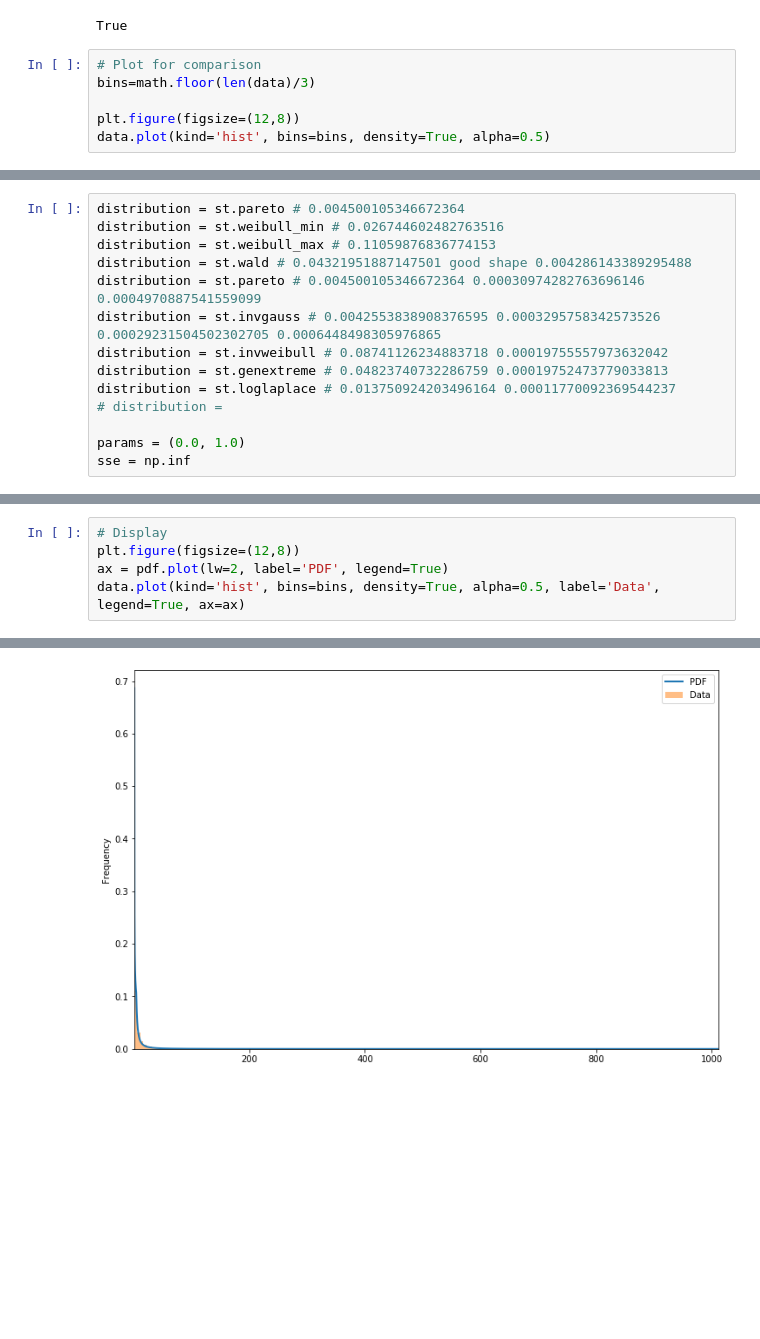
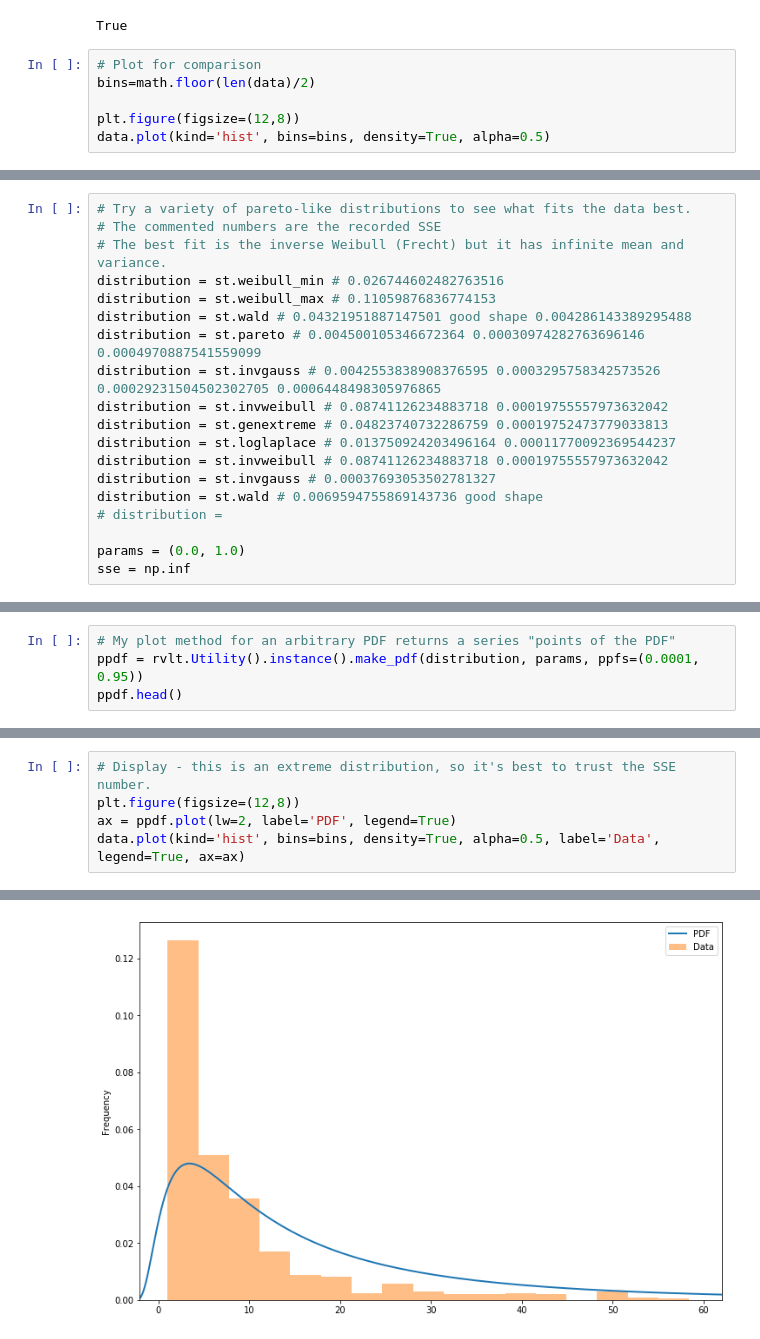
Before and after one commit to eepgwde/pyeg0, a Jupyter notebook: rvlt0/anal1.ipynb, the cells around one changed output, grey strips where cells are left out. Cells and saved outputs as stored; diff of their text form; blank space fills up the shorter version.

```diff
--- a/rvlt0/anal1.ipynb
+++ b/rvlt0/anal1.ipynb
@@ -82,7 +72,7 @@ Name: x, dtype: int64
 True
 # %%
 # Plot for comparison
-bins=math.floor(len(data)/3)
+bins=math.floor(len(data)/2)
 
 plt.figure(figsize=(12,8))
 data.plot(kind='hist', bins=bins, density=True, alpha=0.5)
@@ -93,5 +83,7 @@ data.plot(kind='hist', bins=bins, density=True, alpha=0.5)
 # %%
-distribution = st.pareto # 0.004500105346672364
+# Try a variety of pareto-like distributions to see what fits the data best.
+# The commented numbers are the recorded SSE
+# The best fit is the inverse Weibull (Frecht) but it has infinite mean and variance.
 distribution = st.weibull_min # 0.026744602482763516
 distribution = st.weibull_max # 0.11059876836774153
 distribution = st.wald # 0.04321951887147501 good shape 0.004286143389295488
@@ -100,6 +92,9 @@ distribution = st.invgauss # 0.0042553838908376595 0.0003295758342573526 0.00029
 distribution = st.invweibull # 0.08741126234883718 0.00019755557973632042
 distribution = st.genextreme # 0.04823740732286759 0.00019752473779033813
 distribution = st.loglaplace # 0.013750924203496164 0.00011770092369544237
+distribution = st.invweibull # 0.08741126234883718 0.00019755557973632042
+distribution = st.invgauss # 0.00037693053502781327
+distribution = st.wald # 0.0069594755869143736 good shape
 # distribution =
 
 params = (0.0, 1.0)
@@ -129,0 +124,4 @@ pdf = make_pdf(distribution, params)
+# %%
+# My plot method for an arbitrary PDF returns a series "points of the PDF"
+ppdf = rvlt.Utility().instance().make_pdf(distribution, params, ppfs=(0.0001, 0.95))
+ppdf.head()
@@ -130,9 +135,9 @@ pdf = make_pdf(distribution, params)
 # %%
-# Display
+# Display - this is an extreme distribution, so it's best to trust the SSE number.
 plt.figure(figsize=(12,8))
-ax = pdf.plot(lw=2, label='PDF', legend=True)
+ax = ppdf.plot(lw=2, label='PDF', legend=True)
 data.plot(kind='hist', bins=bins, density=True, alpha=0.5, label='Data', legend=True, ax=ax)
 # %% [output]
 <Figure size 864x576 with 0 Axes>
 <matplotlib.axes._subplots.AxesSubplot at 0x...>
-[figure, old version]
+[figure, new version]
```
Also changed, not shown: parts of 12 cells of this notebook, 4 other files.
